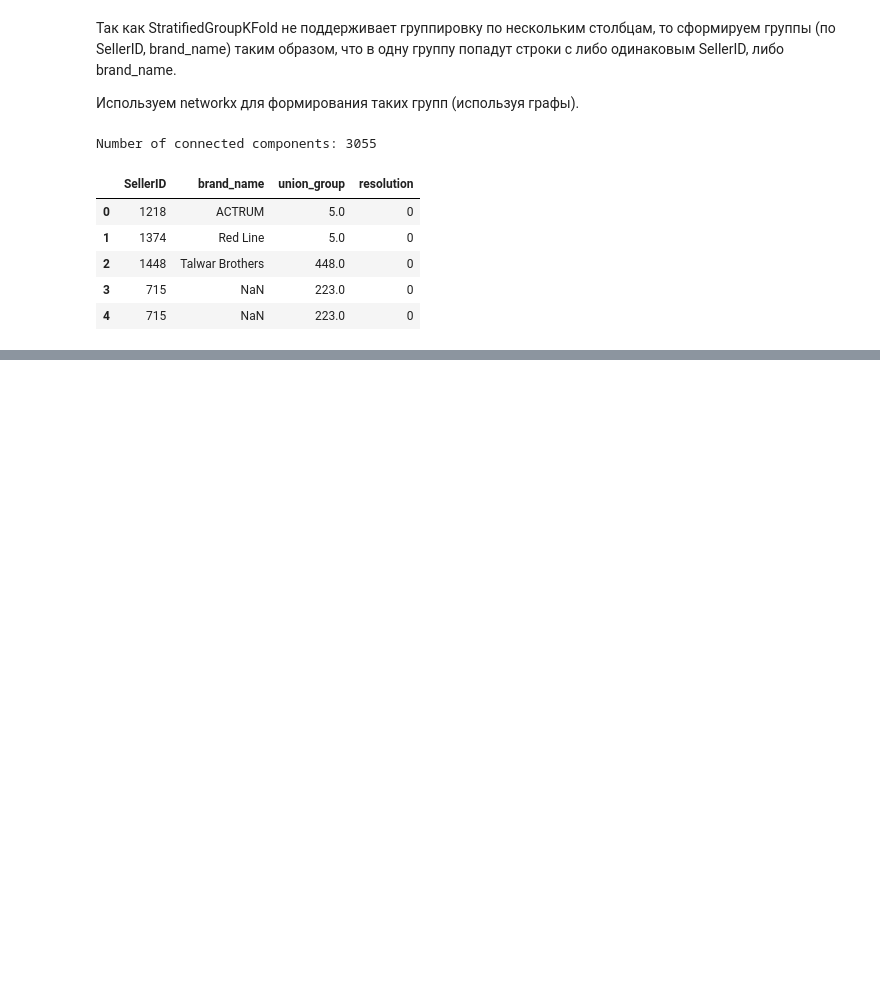
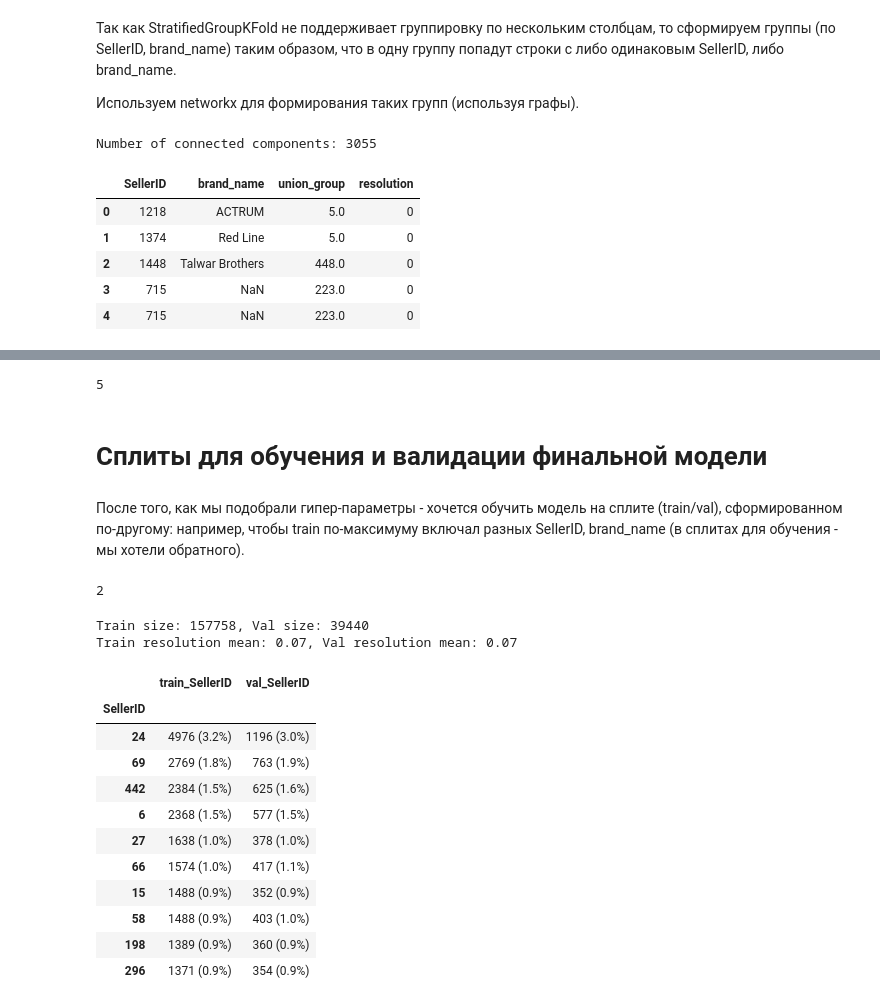
Before and after one commit to Closing-AI/ozon-e-cup-2025, a Jupyter notebook: notebooks/splits/splits.ipynb, the cells around one changed output, grey strips where cells are left out. Drawn from its saved outputs; the diff is of its cells as text; code cells hidden in the pictures; blank space fills up the shorter version.

Commit message:
update splits

```diff
--- a/notebooks/eda/cat_feats.ipynb
+++ b/notebooks/splits/splits.ipynb
@@ -1,5 +8,5 @@
 # %%
 import pandas as pd
 # %%
-train = pd.read_csv("../../data/0__train_orig.csv")
-test = pd.read_csv("../../data/0__test_orig.csv")
+train = pd.read_csv("data/1__train_with_flags.csv")
+test = pd.read_csv("data/1__test_with_flags.csv")
@@ -181,0 +234,58 @@ union_gr_train.head(5)
+# %%
+# Протестируем функцию
+from src.splits import create_train_splits
+
+splits = create_train_splits(data=train, n_splits=5)
+len(splits)
+# %% [output]
+5
+# %% [markdown]
+# Сплиты для обучения и валидации финальной модели
+# %% [markdown]
+После того, как мы подобрали гипер-параметры - хочется обучить модель на сплите (train/val), сформированном по-другому: например, чтобы train по-максимуму включал разных SellerID, brand_name (в сплитах для обучения - мы хотели обратного).
+# %%
+# Протестируем функцию
+from src.splits import create_final_splits
+
+splits = create_final_splits(data=train, n_splits=2)
+len(splits)
+# %% [output]
+2
+# %%
+train_ids, val_ids = splits[0]
+print(f"Train size: {len(train_ids)}, Val size: {len(val_ids)}")
+print(
+    f"Train resolution mean: {train.loc[train_ids, 'resolution'].mean():.2f}, Val resolution mean: {train.loc[val_ids, 'resolution'].mean():.2f}"
+)
+# %% [output]
+Train size: 157758, Val size: 39440
+Train resolution mean: 0.07, Val resolution mean: 0.07
+# %%
+pd.concat(
+    {
+        "train_SellerID": train.loc[train_ids, "SellerID"]
+        .value_counts()
+        .sort_values(ascending=False)
+        .iloc[:10]
+        .apply(lambda x: f"{x} ({x / len(train_ids) * 100:.1f}%)"),
+        "val_SellerID": train.loc[val_ids, "SellerID"]
+        .value_counts()
+        .sort_values(ascending=False)
+        .iloc[:10]
+        .apply(lambda x: f"{x} ({x / len(val_ids) * 100:.1f}%)"),
+    },
+    axis=1,
+)
+# %% [output]
+|  | train_SellerID | val_SellerID |
+| SellerID |  |  |
+| 24 | 4976 (3.2%) | 1196 (3.0%) |
+| 69 | 2769 (1.8%) | 763 (1.9%) |
+| 442 | 2384 (1.5%) | 625 (1.6%) |
+| 6 | 2368 (1.5%) | 577 (1.5%) |
+| 27 | 1638 (1.0%) | 378 (1.0%) |
+| 66 | 1574 (1.0%) | 417 (1.1%) |
+| 15 | 1488 (0.9%) | 352 (0.9%) |
+| 58 | 1488 (0.9%) | 403 (1.0%) |
+| 198 | 1389 (0.9%) | 360 (0.9%) |
+| 296 | 1371 (0.9%) | 354 (0.9%) |
```
Also changed, not shown: parts of 12 cells of this notebook, 3 other files.
